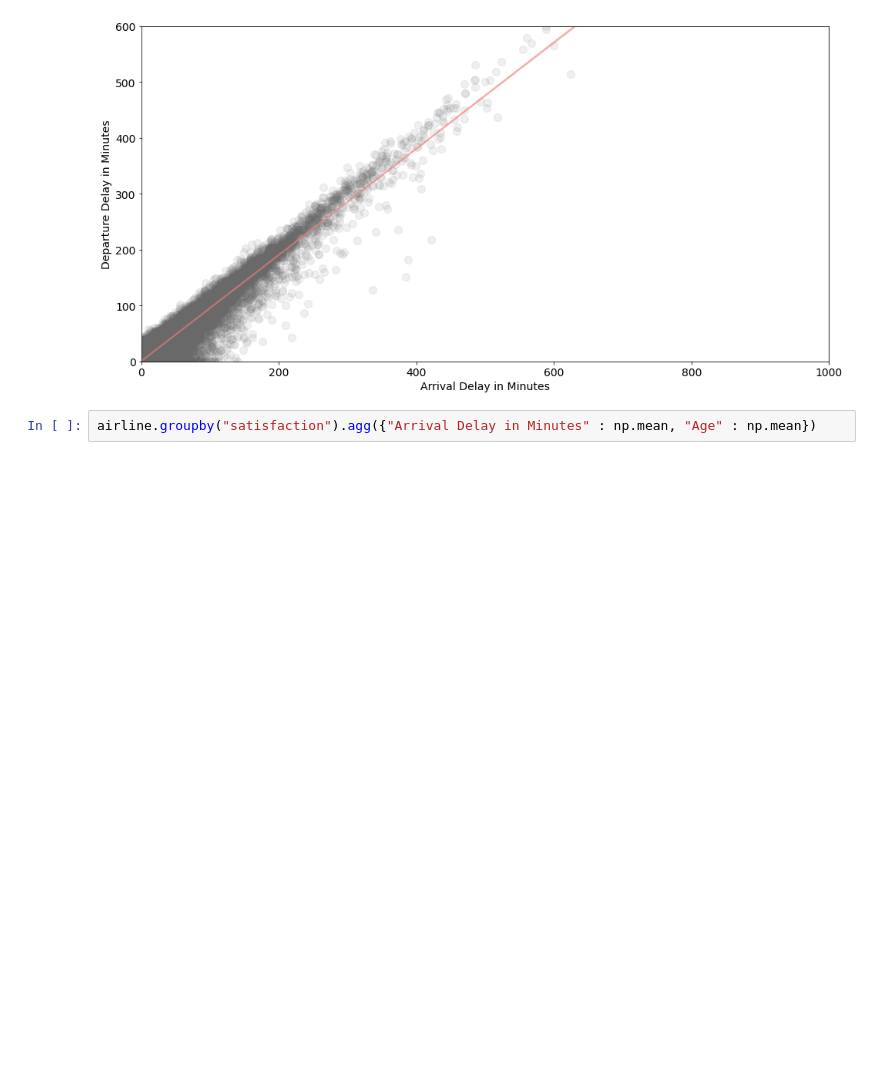
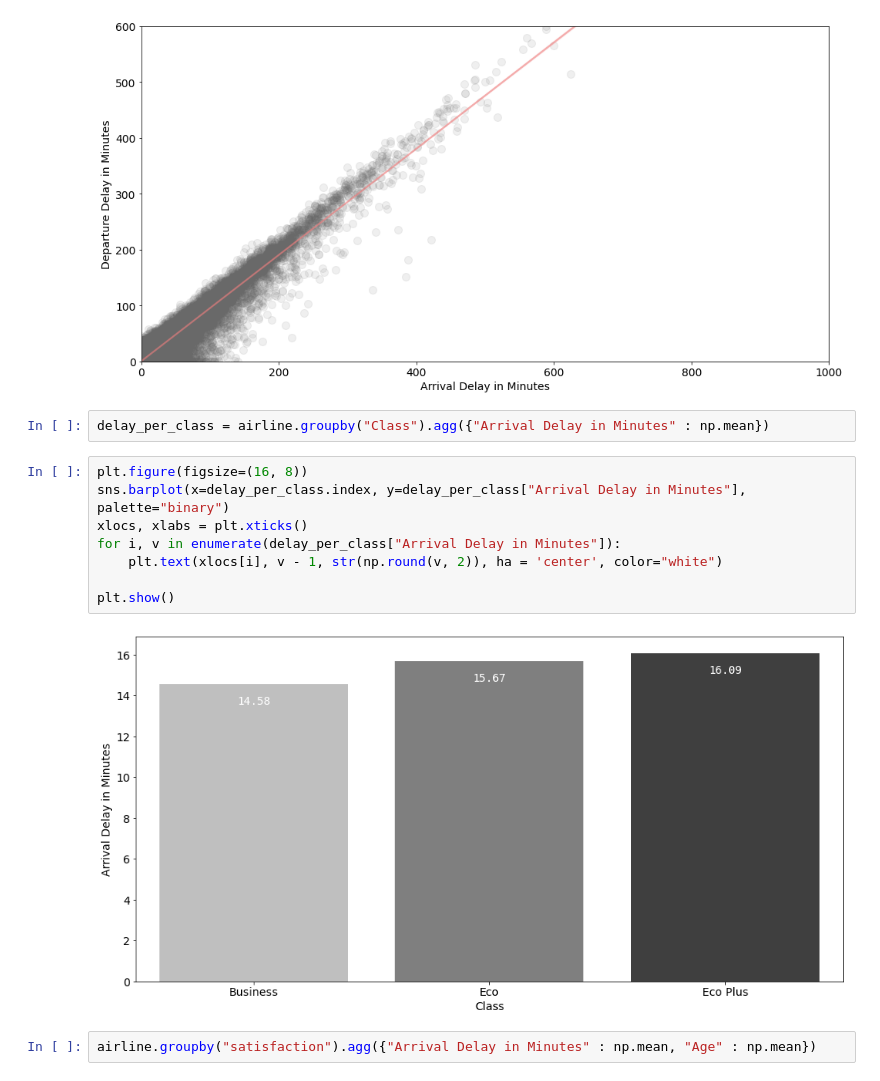
Before and after one commit to SoroushGhaderi/Exploratory_Data_Analysis_Machine_Learning_Projects, a Jupyter notebook: Airline.ipynb, the cells around one changed output. Cells and saved outputs as stored; diff of their text form; blank space fills up the shorter version.

Commit message:
barplot of delay per class

```diff
--- a/Airline.ipynb
+++ b/Airline.ipynb
@@ -99,6 +99,18 @@ plt.ylim(0, 600)
 plt.show()
 # %% [output]
 [figure]
+# %%
+delay_per_class = airline.groupby("Class").agg({"Arrival Delay in Minutes" : np.mean})
+# %%
+plt.figure(figsize=(16, 8))
+sns.barplot(x=delay_per_class.index, y=delay_per_class["Arrival Delay in Minutes"], palette="binary")
+xlocs, xlabs = plt.xticks()
+for i, v in enumerate(delay_per_class["Arrival Delay in Minutes"]):
+    plt.text(xlocs[i], v - 1, str(np.round(v, 2)), ha = 'center', color="white")
+
+plt.show()
+# %% [output]
+[figure, added]
 # %%
 airline.groupby("satisfaction").agg({"Arrival Delay in Minutes" : np.mean, "Age" : np.mean})
 # %% [output]
```
